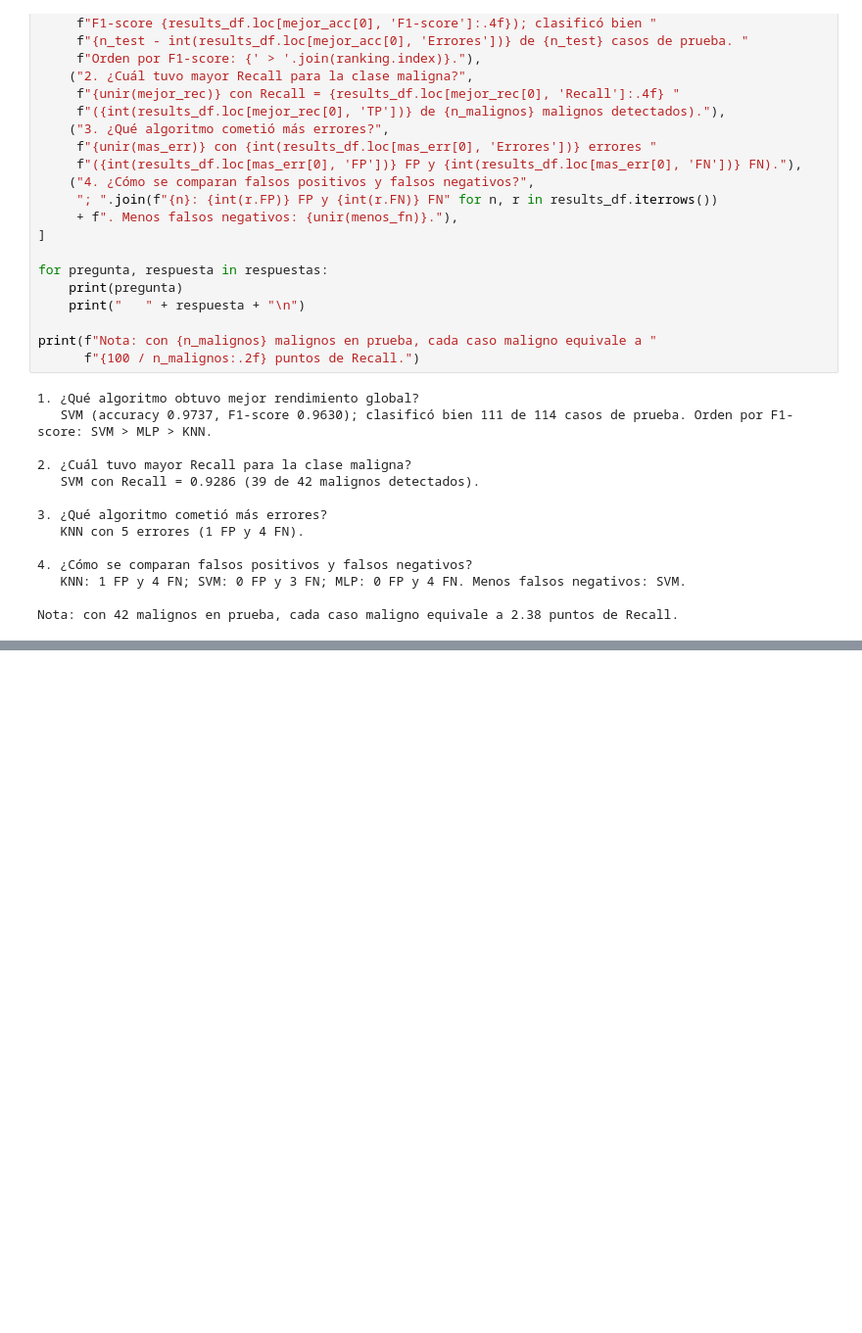
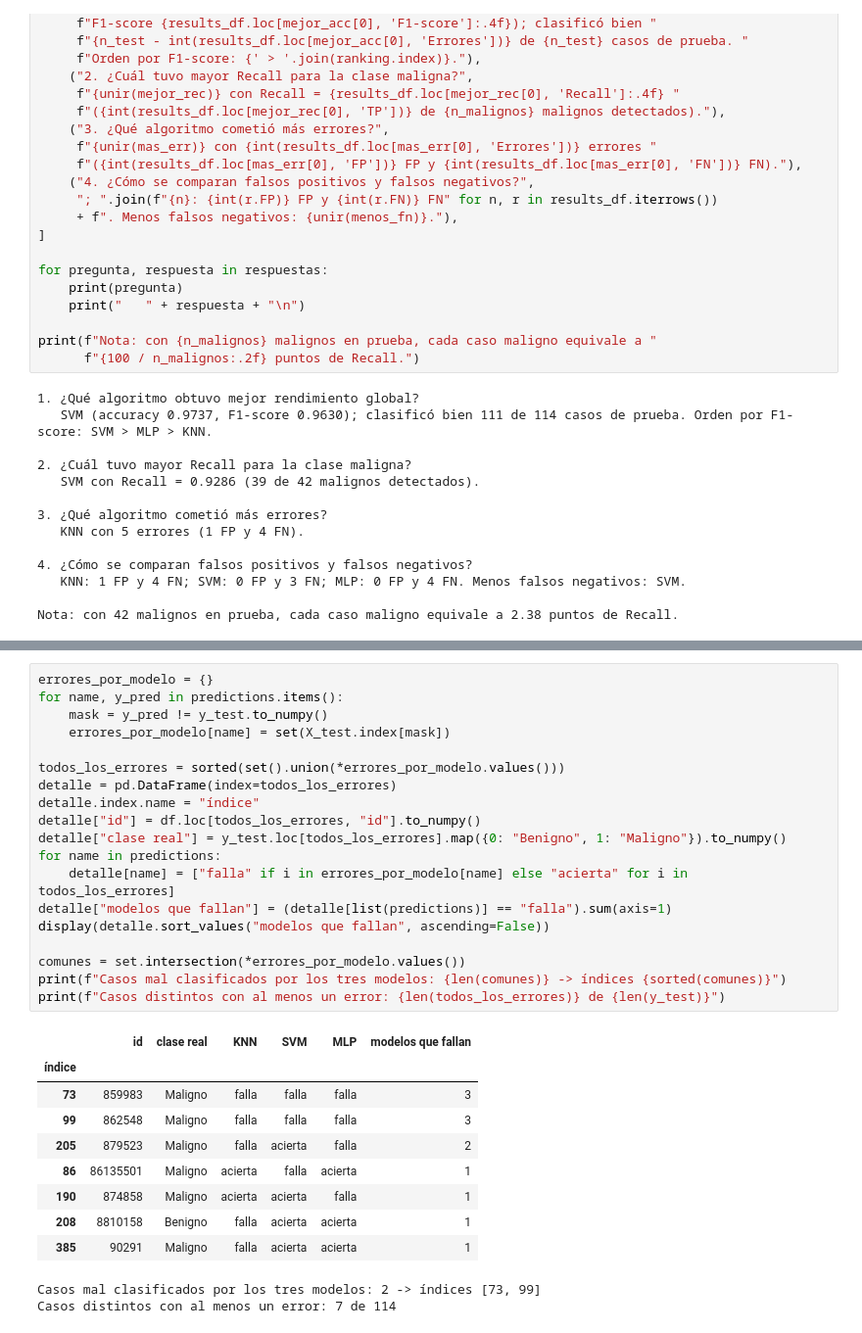
Before and after one commit to AngelaRKE/Algoritmos_Ap_Sup, a Jupyter notebook: notebooks/comparacion_knn_svm_mlp.ipynb, the cells around one changed output, grey strips where cells are left out. Shown at 98% size. Drawn from its saved outputs; the diff is of its cells as text; blank space fills up the shorter version.

Commit message:
Fase 7.2: análisis de casos mal clasificados por los modelos

```diff
--- a/notebooks/comparacion_knn_svm_mlp.ipynb
+++ b/notebooks/comparacion_knn_svm_mlp.ipynb
@@ -469,0 +474,31 @@ Nota: con 42 malignos en prueba, cada caso maligno equivale a 2.38 puntos de Rec
+# %%
+errores_por_modelo = {}
+for name, y_pred in predictions.items():
+    mask = y_pred != y_test.to_numpy()
+    errores_por_modelo[name] = set(X_test.index[mask])
+
+todos_los_errores = sorted(set().union(*errores_por_modelo.values()))
+detalle = pd.DataFrame(index=todos_los_errores)
+detalle.index.name = "índice"
+detalle["id"] = df.loc[todos_los_errores, "id"].to_numpy()
+detalle["clase real"] = y_test.loc[todos_los_errores].map({0: "Benigno", 1: "Maligno"}).to_numpy()
+for name in predictions:
+    detalle[name] = ["falla" if i in errores_por_modelo[name] else "acierta" for i in todos_los_errores]
+detalle["modelos que fallan"] = (detalle[list(predictions)] == "falla").sum(axis=1)
+display(detalle.sort_values("modelos que fallan", ascending=False))
+
+comunes = set.intersection(*errores_por_modelo.values())
+print(f"Casos mal clasificados por los tres modelos: {len(comunes)} -> índices {sorted(comunes)}")
+print(f"Casos distintos con al menos un error: {len(todos_los_errores)} de {len(y_test)}")
+# %% [output]
+|  | id | clase real | KNN | SVM | MLP | modelos que fallan |
+| índice |  |  |  |  |  |  |
+| 73 | 859983 | Maligno | falla | falla | falla | 3 |
+| 99 | 862548 | Maligno | falla | falla | falla | 3 |
+| 205 | 879523 | Maligno | falla | acierta | falla | 2 |
+| 86 | 86135501 | Maligno | acierta | falla | acierta | 1 |
+| 190 | 874858 | Maligno | acierta | acierta | falla | 1 |
+| 208 | 8810158 | Benigno | falla | acierta | acierta | 1 |
+| 385 | 90291 | Maligno | falla | acierta | acierta | 1 |
+Casos mal clasificados por los tres modelos: 2 -> índices [73, 99]
+Casos distintos con al menos un error: 7 de 114
```
Also changed, not shown: parts of 2 cells of this notebook.
